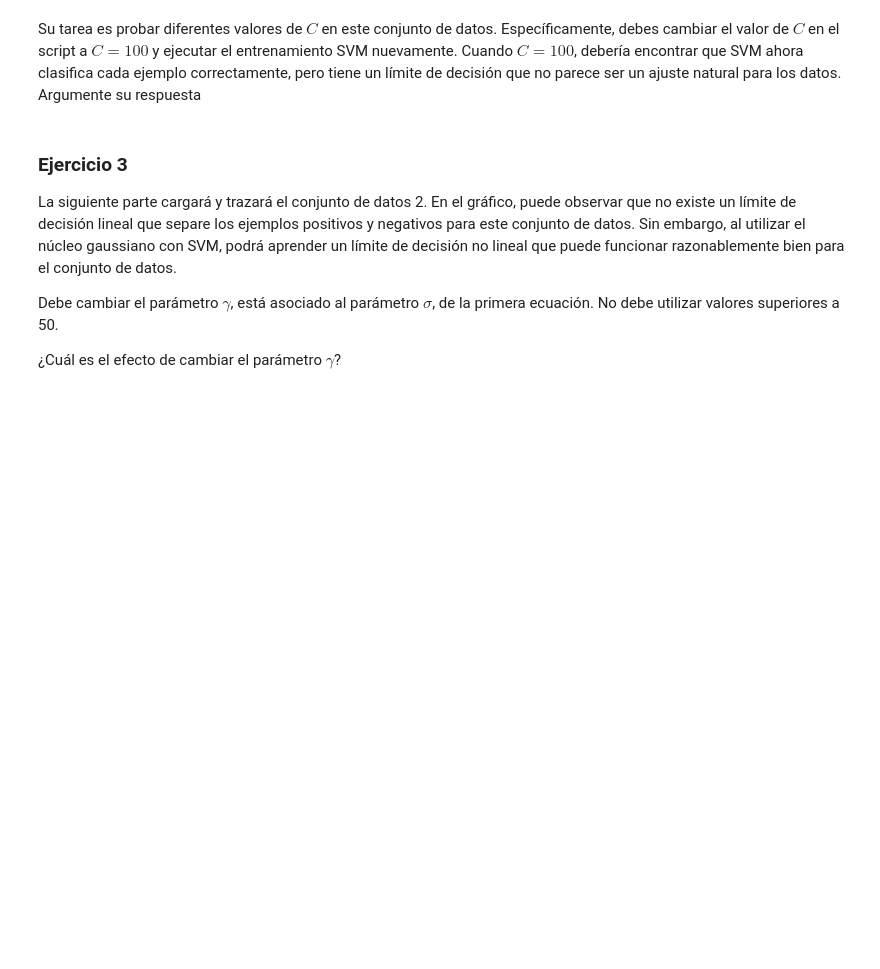
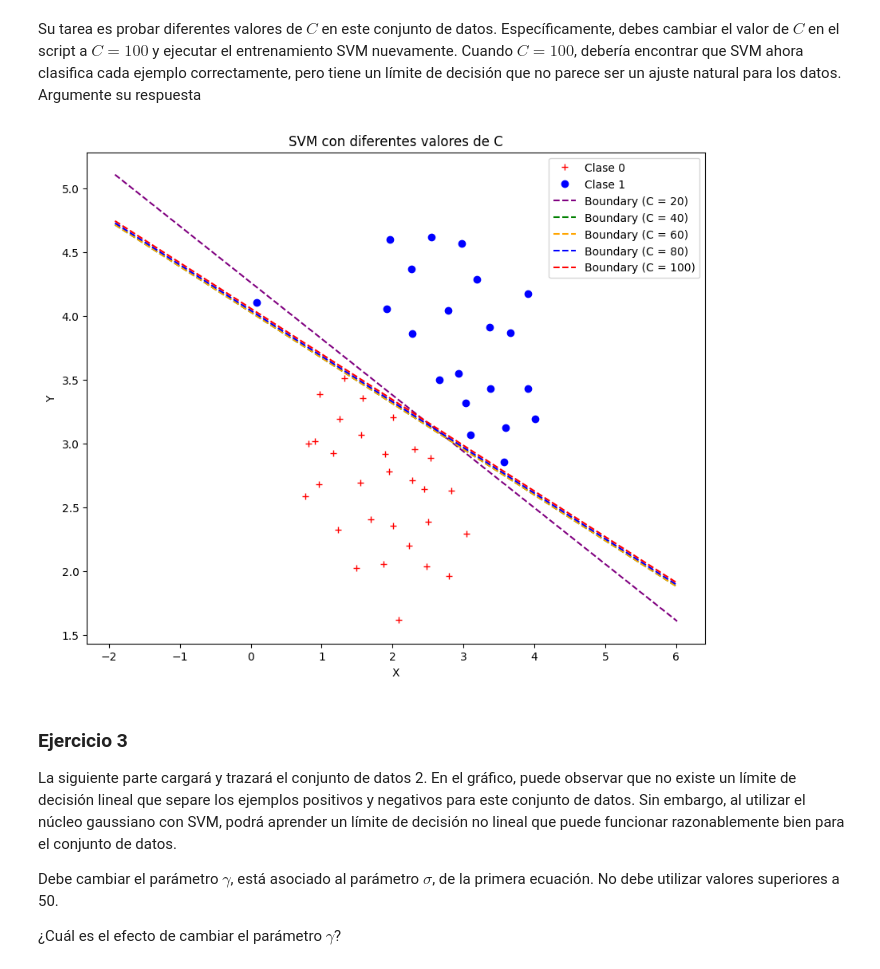
Before and after one commit to cam2149/MachineLearningIII, a Jupyter notebook: SVM_Taller.ipynb, the cells around one changed output. Drawn from its saved outputs; the diff is of its cells as text; code cells hidden in the pictures; blank space fills up the shorter version.

```diff
--- a/SVM_Taller.ipynb
+++ b/SVM_Taller.ipynb
@@ -231,5 +239,37 @@ plt.legend();
 # %% [markdown]
 Su tarea es probar diferentes valores de $C$ en este conjunto de datos. Específicamente, debes cambiar el valor de $C$ en el script a $C = 100$ y ejecutar el entrenamiento SVM nuevamente. Cuando $C = 100$, debería encontrar que SVM ahora clasifica cada ejemplo correctamente, pero tiene un límite de decisión que no parece ser un ajuste natural para los datos. Argumente su respuesta
+# %%
+##graficar datos
+plt.figure(figsize=(10, 8))
+
+plt.plot(X[Y==0,0],X[Y==0,1],'+r', label='Clase 0')
+plt.plot(X[Y==1,0],X[Y==1,1],'ob', label='Clase 1')
+
+# Valores de C a probar
+C_values = [20, 40, 60, 80, 100]
+colors = ['purple', 'green', 'orange', 'blue', 'red']
+
+
+for i, C in enumerate(C_values):
+    #create classifiers
+    clf_lin  = svm.SVC(kernel='linear',C=C)
+
+    #entrenar
+    clf_lin.fit(X, Y)
+
+    #graficar frontera
+    min_x=X[:,0].min()
+    max_x=X[:,0].max()
+    plot_hyperplane(clf_lin, min_x, max_x, 'k--', f'Boundary (C = {C})', colors[i])
+
+
+plt.legend()
+plt.title('SVM con diferentes valores de C')
+plt.xlabel('X')
+plt.ylabel('Y')
+plt.show()
+# %% [output]
+[figure, added]
 # %% [markdown]
 ### Ejercicio 3
 
```
Also changed, not shown: parts of 3 cells of this notebook.
